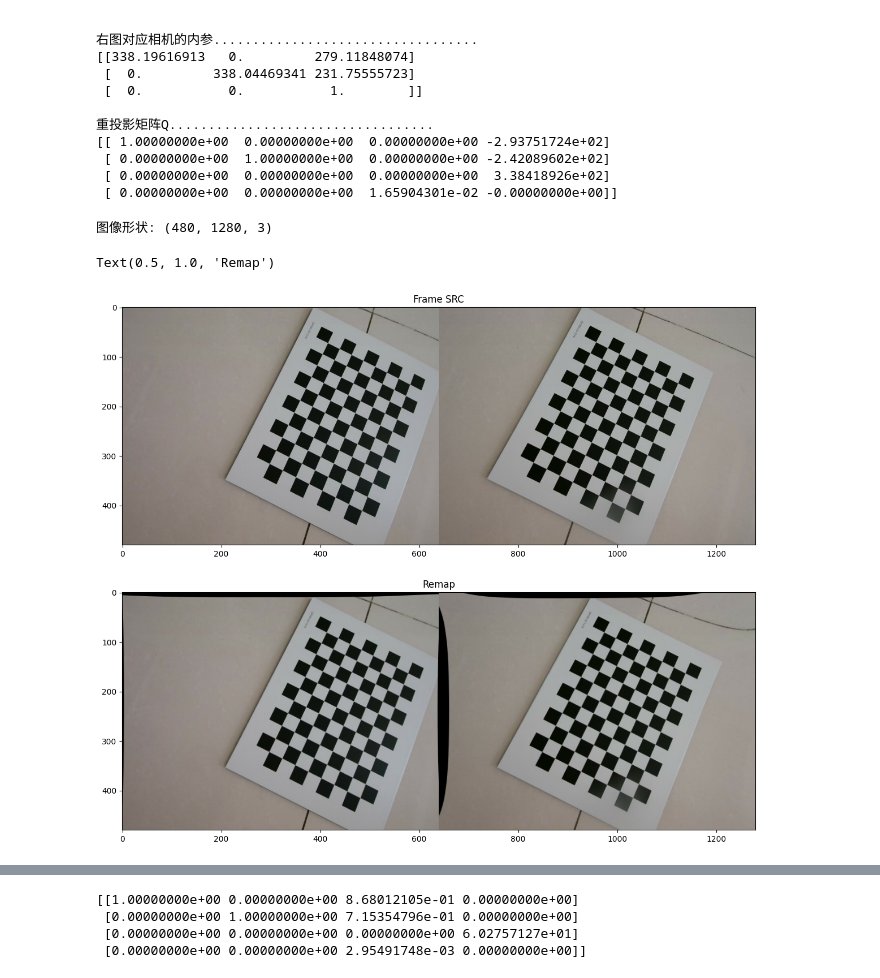
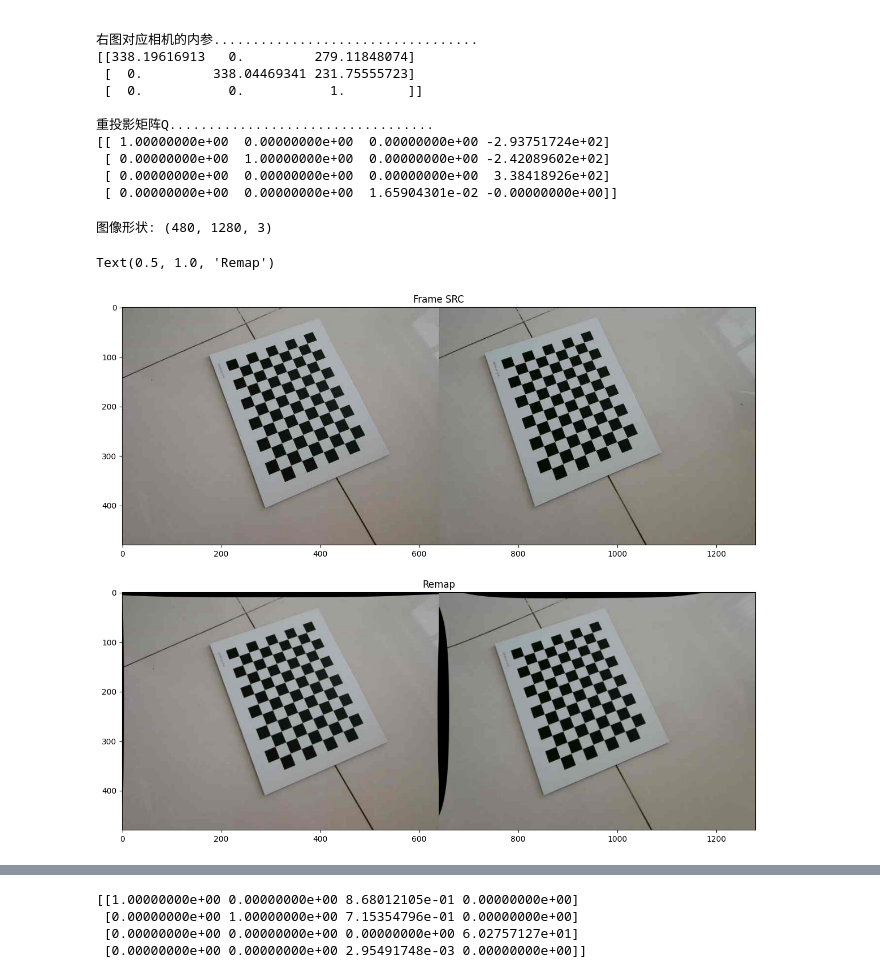
Before and after one commit to chenzhaoqiJM/camera3d_kit, a Jupyter notebook: stereo/calibration/calibra.ipynb, the cells around one changed output, grey strips where cells are left out. Drawn from its saved outputs; the diff is of its cells as text; code cells hidden in the pictures.

```diff
--- a/stereo/calibration/calibra.ipynb
+++ b/stereo/calibration/calibra.ipynb
@@ -93,29 +93,29 @@ if False:
         cv2.imwrite(os.path.join(_merge_path, _save_name), _img_merge_rectify)
 # %%
 # 立体校正
-img_src = cv2.imread('./images_640x480/WIN_20251207_14_55_08_Pro.jpg')
+img_src = cv2.imread('./images_640x480/WIN_20251207_14_54_12_Pro.jpg')
 print("图像形状:", img_src.shape)
 _height, _width, _c = img_src.shape
 left_src = img_src[:, 0: _width//2] #拆分左右图像
 right_src = img_src[:, _width//2:]
 
 #立体校正
 left_remap = cv2.remap(left_src, mycc._leftParameters["map1"], mycc._leftParameters["map2"], cv2.INTER_LINEAR)
 right_remap = cv2.remap(right_src, mycc._rightParameters["map1"], mycc._rightParameters["map2"], cv2.INTER_LINEAR)
 img_remap =  cv2.hconcat([left_remap, right_remap]) #合并校正后图像
 
 plt.figure(figsize=(16,12))
 plt.subplot(2, 1, 1)
 plt.imshow(cv2.cvtColor(img_src, cv2.COLOR_BGR2RGB))
 plt.title("Frame SRC")   # 左图标题
 
 plt.subplot(2, 1, 2)
 plt.imshow(cv2.cvtColor(img_remap, cv2.COLOR_BGR2RGB))
 plt.title("Remap")   # 左图标题
 # %% [output]
 图像形状: (480, 1280, 3)
 Text(0.5, 1.0, 'Remap')
-[figure, old version]
+[figure, new version]
 # %%
 # 对齐校验
 # %%
```
Also changed, not shown: parts of 9 cells of this notebook, 13 other files.
